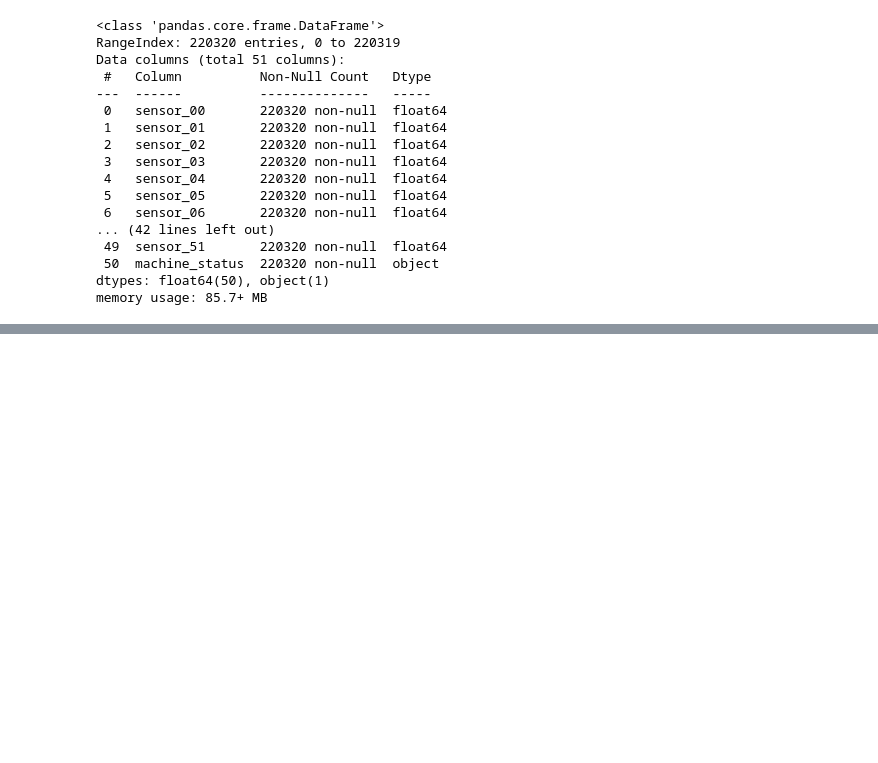
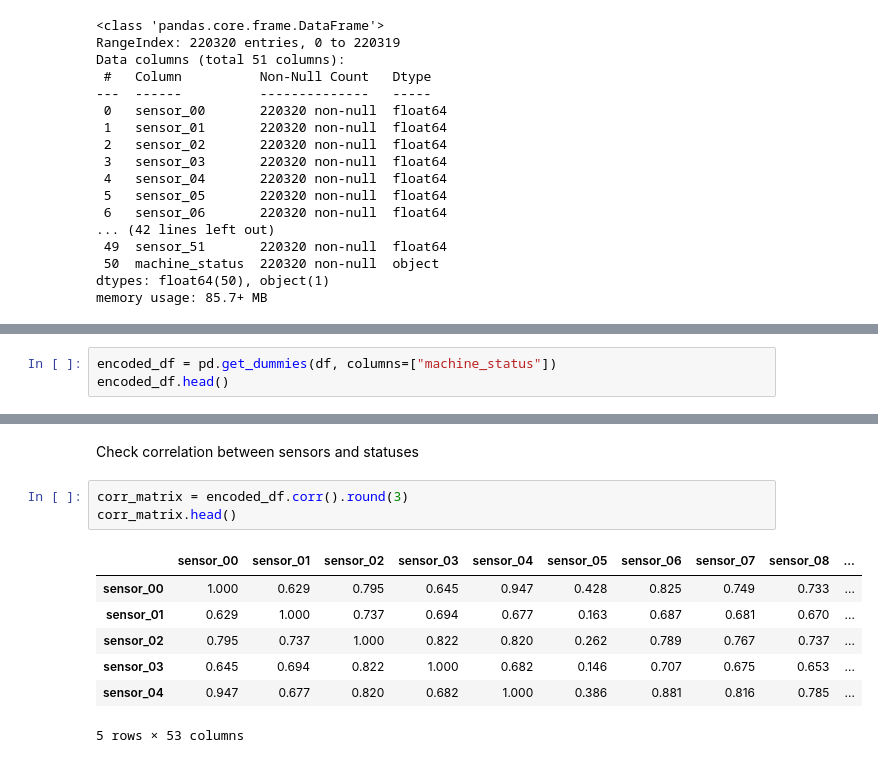
Before and after one commit to rubyw177/sensor-status-classification, a Jupyter notebook: sensor_status_classification.ipynb, the cells around one changed output, grey strips where cells are left out. Drawn from its saved outputs; the diff is of its cells as text; blank space fills up the shorter version.

```diff
--- a/sensor_status_classification.ipynb
+++ b/sensor_status_classification.ipynb
@@ -167,0 +205,3 @@ memory usage: 85.7+ MB
+# %%
+encoded_df = pd.get_dummies(df, columns=["machine_status"])
+encoded_df.head()
@@ -167,0 +216,13 @@ memory usage: 85.7+ MB
+# %% [markdown]
+Check correlation between sensors and statuses
+# %%
+corr_matrix = encoded_df.corr().round(3)
+corr_matrix.head()
+# %% [output]
+|  | sensor_00 | sensor_01 | sensor_02 | sensor_03 | sensor_04 | sensor_05 | sensor_06 | sensor_07 | sensor_08 | ... |
+| sensor_00 | 1.000 | 0.629 | 0.795 | 0.645 | 0.947 | 0.428 | 0.825 | 0.749 | 0.733 | ... |
+| sensor_01 | 0.629 | 1.000 | 0.737 | 0.694 | 0.677 | 0.163 | 0.687 | 0.681 | 0.670 | ... |
+| sensor_02 | 0.795 | 0.737 | 1.000 | 0.822 | 0.820 | 0.262 | 0.789 | 0.767 | 0.737 | ... |
+| sensor_03 | 0.645 | 0.694 | 0.822 | 1.000 | 0.682 | 0.146 | 0.707 | 0.675 | 0.653 | ... |
+| sensor_04 | 0.947 | 0.677 | 0.820 | 0.682 | 1.000 | 0.386 | 0.881 | 0.816 | 0.785 | ... |
+5 rows × 53 columns
```
Also changed, not shown: parts of 22 cells of this notebook.
